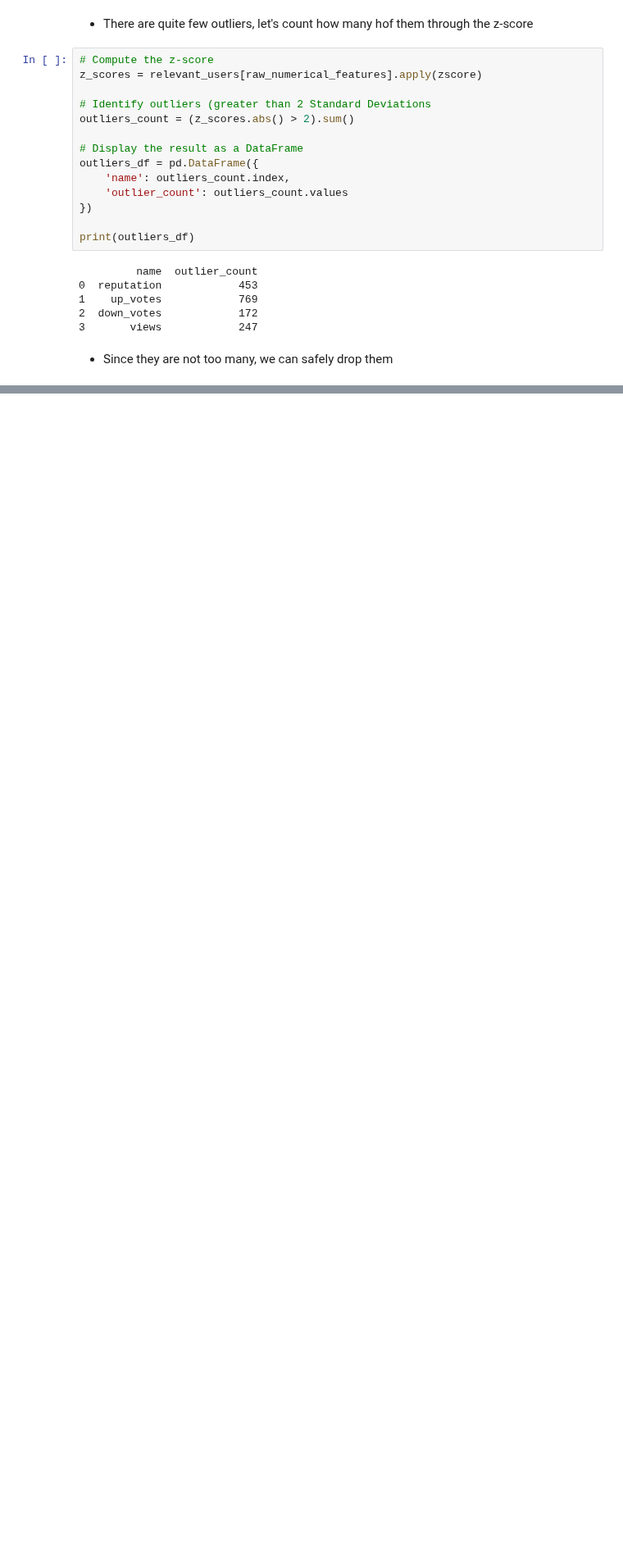
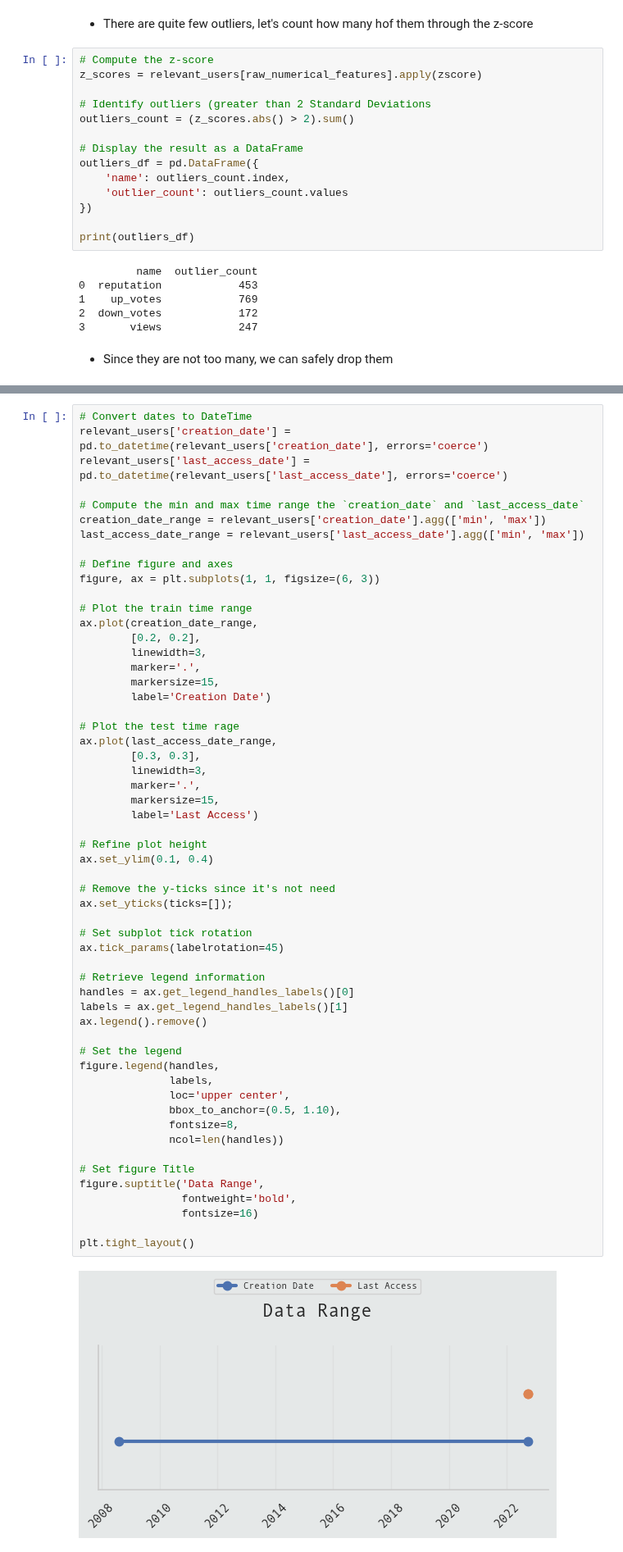
Before and after one commit to Volscente/DruidicGroveAI, a Jupyter notebook: notebooks/stackoverflow/eda/stackoverflow_eda.ipynb, the cells around one changed output, grey strips where cells are left out. Shown at 82% size. Cells and saved outputs as stored; diff of their text form; blank space fills up the shorter version.

Commit message:
Relevant users EDA conclusions

```diff
--- a/notebooks/stackoverflow/eda/stackoverflow_eda.ipynb
+++ b/notebooks/stackoverflow/eda/stackoverflow_eda.ipynb
@@ -234,0 +270,58 @@ print(outliers_df)
+# %%
+# Convert dates to DateTime
+relevant_users['creation_date'] = pd.to_datetime(relevant_users['creation_date'], errors='coerce')
+relevant_users['last_access_date'] = pd.to_datetime(relevant_users['last_access_date'], errors='coerce')
+
+# Compute the min and max time range the `creation_date` and `last_access_date`
+creation_date_range = relevant_users['creation_date'].agg(['min', 'max'])
+last_access_date_range = relevant_users['last_access_date'].agg(['min', 'max'])
+
+# Define figure and axes
+figure, ax = plt.subplots(1, 1, figsize=(6, 3))
+
+# Plot the train time range
+ax.plot(creation_date_range,
+        [0.2, 0.2],
+        linewidth=3,
+        marker='.',
+        markersize=15,
+        label='Creation Date')
+
+# Plot the test time rage
+ax.plot(last_access_date_range,
+        [0.3, 0.3],
+        linewidth=3,
+        marker='.',
+        markersize=15,
+        label='Last Access')
+
+# Refine plot height
+ax.set_ylim(0.1, 0.4)
+
+# Remove the y-ticks since it's not need
+ax.set_yticks(ticks=[]);
+
+# Set subplot tick rotation
+ax.tick_params(labelrotation=45)
+
+# Retrieve legend information
+handles = ax.get_legend_handles_labels()[0]
+labels = ax.get_legend_handles_labels()[1]
+ax.legend().remove()
+
+# Set the legend
+figure.legend(handles,
+              labels,
+              loc='upper center',
+              bbox_to_anchor=(0.5, 1.10),
+              fontsize=8,
+              ncol=len(handles))
+
+# Set figure Title
+figure.suptitle('Data Range',
+                fontweight='bold',
+                fontsize=16)
+
+plt.tight_layout()
+# %% [output]
+[figure, added]
```
Also changed, not shown: parts of 10 cells of this notebook.
